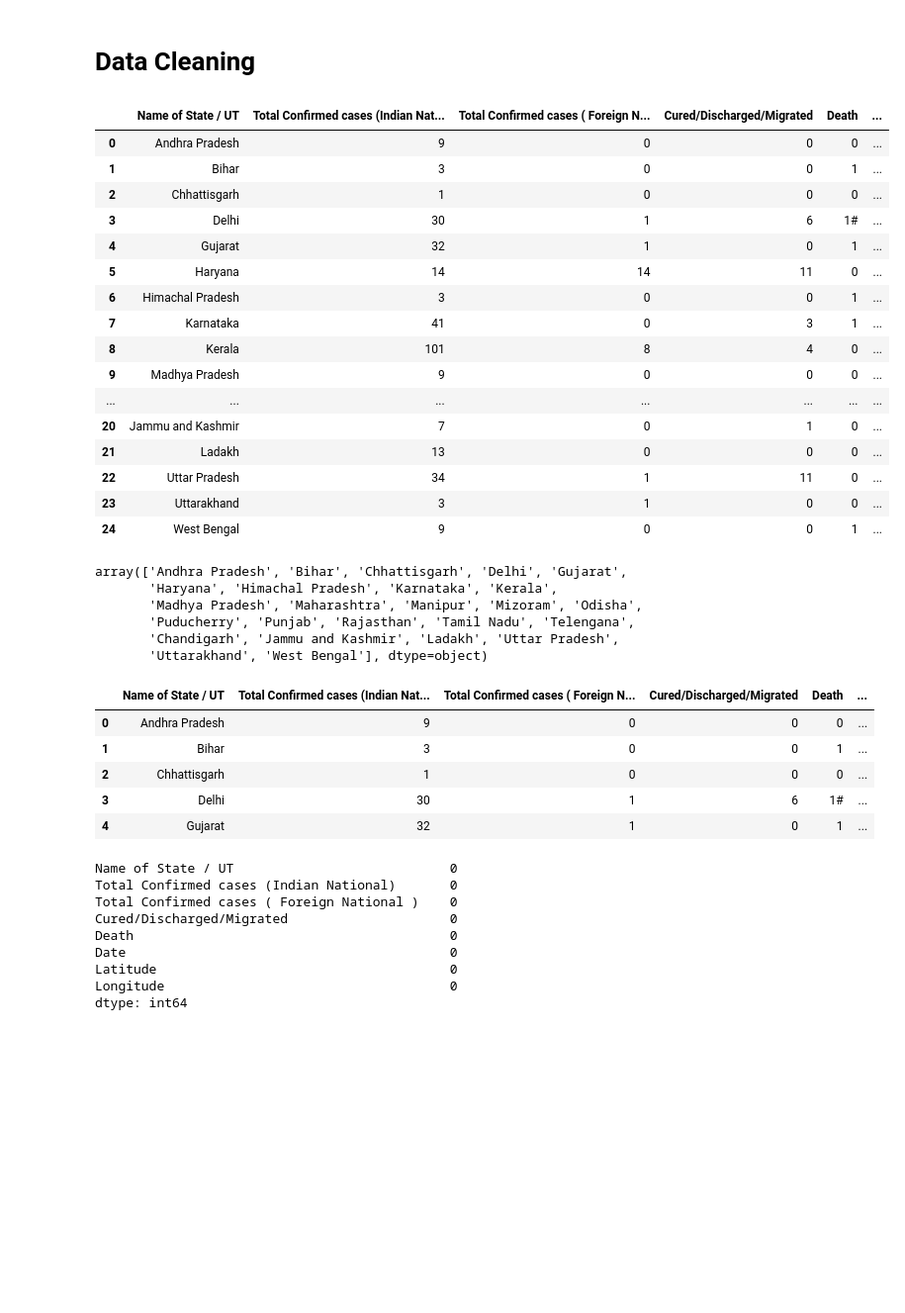
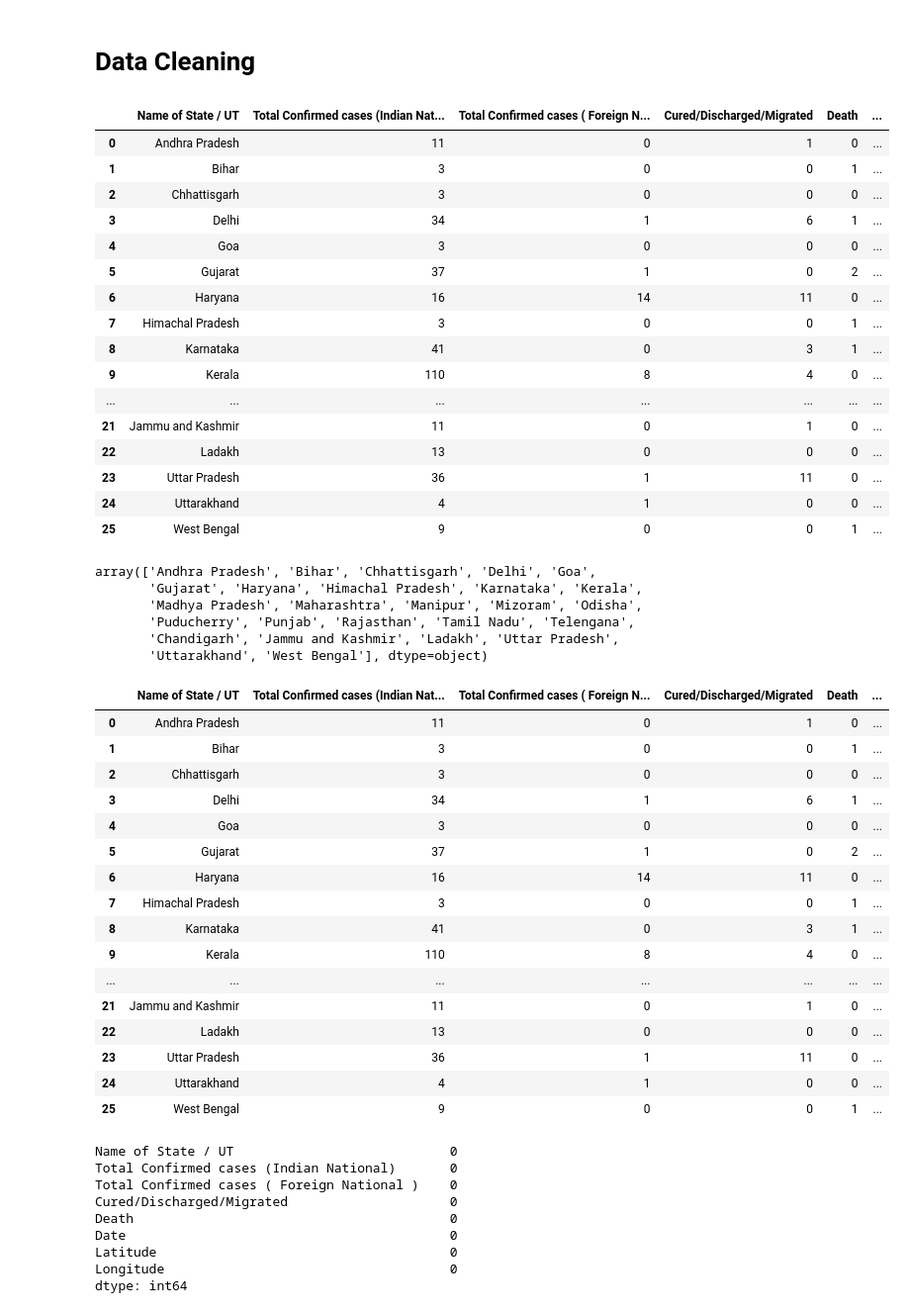
Before and after one commit to sreyaz01/covid-19-india-data, a Jupyter notebook: web_scraping.ipynb, the cells around one changed output. Shown: that part at 99% size. Saved outputs shown, nothing was run; the diff lists cells and outputs as text; code cells hidden in the pictures; blank space fills up the shorter version.

```diff
--- a/web_scraping.ipynb
+++ b/web_scraping.ipynb
@@ -40,7 +40,7 @@ for tr in body:
 
 # print(head_rows)
 
-df_bs = pd.DataFrame(body_rows[:len(body_rows)-1], columns=head_rows[0])
+df_bs = pd.DataFrame(body_rows[:len(body_rows)-2], columns=head_rows[0])
 
 df_bs.drop('S. No.', axis=1, inplace=True)
 df_bs.head(36)
@@ -74,27 +74,27 @@ df_bs['Date'] = pd.to_datetime(df_bs['Date'], format='%m/%d/%Y')
 df_bs.head(36)
 # %% [output]
 |  | Name of State / UT | Total Confirmed cases (Indian Nat... | Total Confirmed cases ( Foreign N... | Cured/Discharged/Migrated | Death | ... |
-| 0 | Andhra Pradesh | 9 | 0 | 0 | 0 | ... |
+| 0 | Andhra Pradesh | 11 | 0 | 1 | 0 | ... |
 | 1 | Bihar | 3 | 0 | 0 | 1 | ... |
-| 2 | Chhattisgarh | 1 | 0 | 0 | 0 | ... |
-| 3 | Delhi | 30 | 1 | 6 | 1# | ... |
-| 4 | Gujarat | 32 | 1 | 0 | 1 | ... |
-| 5 | Haryana | 14 | 14 | 11 | 0 | ... |
-| 6 | Himachal Pradesh | 3 | 0 | 0 | 1 | ... |
-| 7 | Karnataka | 41 | 0 | 3 | 1 | ... |
-| 8 | Kerala | 101 | 8 | 4 | 0 | ... |
-| 9 | Madhya Pradesh | 9 | 0 | 0 | 0 | ... |
+| 2 | Chhattisgarh | 3 | 0 | 0 | 0 | ... |
+| 3 | Delhi | 34 | 1 | 6 | 1 | ... |
+| 4 | Goa | 3 | 0 | 0 | 0 | ... |
+| 5 | Gujarat | 37 | 1 | 0 | 2 | ... |
+| 6 | Haryana | 16 | 14 | 11 | 0 | ... |
+| 7 | Himachal Pradesh | 3 | 0 | 0 | 1 | ... |
+| 8 | Karnataka | 41 | 0 | 3 | 1 | ... |
+| 9 | Kerala | 110 | 8 | 4 | 0 | ... |
 | ... | ... | ... | ... | ... | ... | ... |
-| 20 | Jammu and Kashmir | 7 | 0 | 1 | 0 | ... |
-| 21 | Ladakh | 13 | 0 | 0 | 0 | ... |
-| 22 | Uttar Pradesh | 34 | 1 | 11 | 0 | ... |
-| 23 | Uttarakhand | 3 | 1 | 0 | 0 | ... |
-| 24 | West Bengal | 9 | 0 | 0 | 1 | ... |
+| 21 | Jammu and Kashmir | 11 | 0 | 1 | 0 | ... |
+| 22 | Ladakh | 13 | 0 | 0 | 0 | ... |
+| 23 | Uttar Pradesh | 36 | 1 | 11 | 0 | ... |
+| 24 | Uttarakhand | 4 | 1 | 0 | 0 | ... |
+| 25 | West Bengal | 9 | 0 | 0 | 1 | ... |
 # %%
 df_bs['Name of State / UT'].unique()
 # %% [output]
-array(['Andhra Pradesh', 'Bihar', 'Chhattisgarh', 'Delhi', 'Gujarat',
-       'Haryana', 'Himachal Pradesh', 'Karnataka', 'Kerala',
+array(['Andhra Pradesh', 'Bihar', 'Chhattisgarh', 'Delhi', 'Goa',
+       'Gujarat', 'Haryana', 'Himachal Pradesh', 'Karnataka', 'Kerala',
        'Madhya Pradesh', 'Maharashtra', 'Manipur', 'Mizoram', 'Odisha',
        'Puducherry', 'Punjab', 'Rajasthan', 'Tamil Nadu', 'Telengana',
        'Chandigarh', 'Jammu and Kashmir', 'Ladakh', 'Uttar Pradesh',
@@ -127,45 +127,58 @@ lat = {'Delhi':28.7041,
        'Madhya Pradesh': 22.9734,
        'Bihar': 25.0961,
        'Manipur':24.6637,
-       'Mizoram':23.1645}
+       'Mizoram':23.1645,
+       'Goa': 15.2993}
 
 long = {'Delhi':77.1025,
         'Haryana':76.0856,
         'Kerala':76.2711,
         'Rajasthan':74.2179,
         'Telengana':79.0193,
         'Uttar Pradesh':80.9462,
         'Ladakh':78.2932,
         'Tamil Nadu':78.6569,
         'Jammu and Kashmir':76.5762,
         'Punjab':75.3412,
         'Karnataka':75.7139,
         'Maharashtra':75.7139,
         'Andhra Pradesh':79.7400,
         'Odisha':85.0985,
         'Uttarakhand':79.0193,
         'West Bengal':87.8550,
         'Puducherry': 79.8083,
         'Chandigarh': 76.7794,
         'Chhattisgarh':81.8661,
         'Gujarat': 71.1924,
         'Himachal Pradesh': 77.1734,
         'Madhya Pradesh': 78.6569,
         'Bihar': 85.3131,
         'Manipur':93.9063,
-        'Mizoram':92.9376}
+        'Mizoram':92.9376,
+        'Goa': 74.1240}
 
 df_bs['Latitude'] = df_bs['Name of State / UT'].map(lat)
 df_bs['Longitude'] = df_bs['Name of State / UT'].map(long)
 
-df_bs.head()
+df_bs.head(36)
 # %% [output]
 |  | Name of State / UT | Total Confirmed cases (Indian Nat... | Total Confirmed cases ( Foreign N... | Cured/Discharged/Migrated | Death | ... |
-| 0 | Andhra Pradesh | 9 | 0 | 0 | 0 | ... |
+| 0 | Andhra Pradesh | 11 | 0 | 1 | 0 | ... |
 | 1 | Bihar | 3 | 0 | 0 | 1 | ... |
-| 2 | Chhattisgarh | 1 | 0 | 0 | 0 | ... |
-| 3 | Delhi | 30 | 1 | 6 | 1# | ... |
-| 4 | Gujarat | 32 | 1 | 0 | 1 | ... |
+| 2 | Chhattisgarh | 3 | 0 | 0 | 0 | ... |
+| 3 | Delhi | 34 | 1 | 6 | 1 | ... |
+| 4 | Goa | 3 | 0 | 0 | 0 | ... |
+| 5 | Gujarat | 37 | 1 | 0 | 2 | ... |
+| 6 | Haryana | 16 | 14 | 11 | 0 | ... |
+| 7 | Himachal Pradesh | 3 | 0 | 0 | 1 | ... |
+| 8 | Karnataka | 41 | 0 | 3 | 1 | ... |
+| 9 | Kerala | 110 | 8 | 4 | 0 | ... |
+| ... | ... | ... | ... | ... | ... | ... |
+| 21 | Jammu and Kashmir | 11 | 0 | 1 | 0 | ... |
+| 22 | Ladakh | 13 | 0 | 0 | 0 | ... |
+| 23 | Uttar Pradesh | 36 | 1 | 11 | 0 | ... |
+| 24 | Uttarakhand | 4 | 1 | 0 | 0 | ... |
+| 25 | West Bengal | 9 | 0 | 0 | 1 | ... |
 # %%
 df_bs.isna().sum()
 # %% [output]
```
Also changed, not shown: parts of 6 cells of this notebook, 1 other file.
